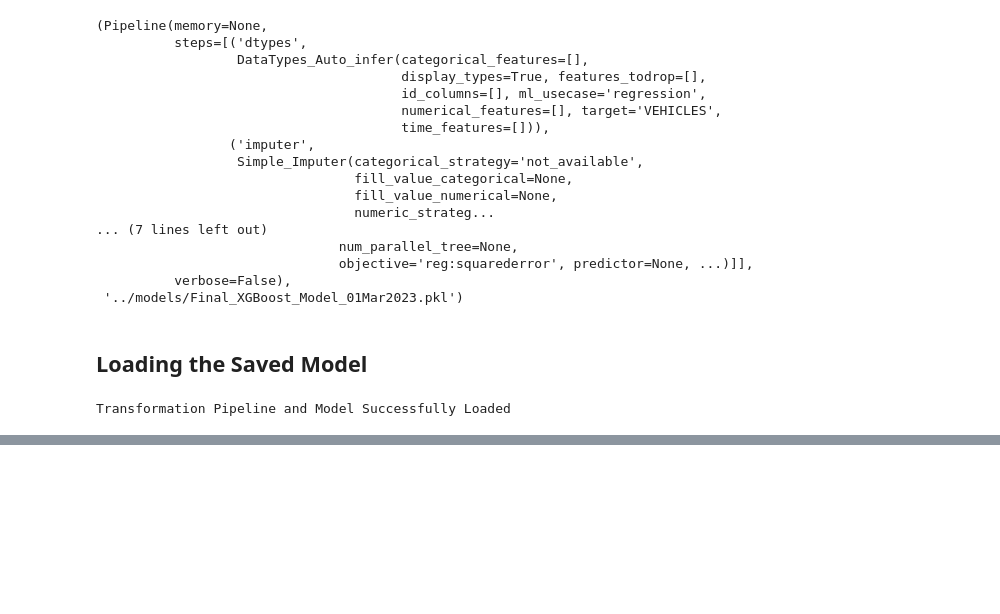
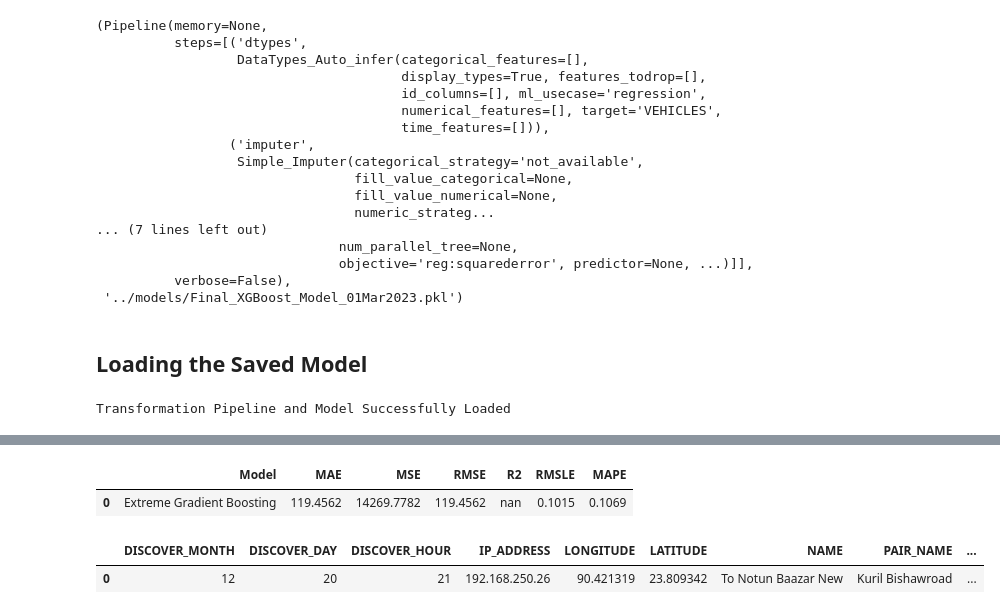
Before and after one commit to mail2mhossain/practical_data_science, a Jupyter notebook: EVI/PyCaret_AutoML_Experiment.ipynb, the cells around one changed output, grey strips where cells are left out. Drawn from its saved outputs; the diff is of its cells as text; code cells hidden in the pictures; blank space fills up the shorter version.

```diff
--- a/EVI/PyCaret_AutoML_Experiment.ipynb
+++ b/EVI/PyCaret_AutoML_Experiment.ipynb
@@ -262,5 +271,5 @@ new_prediction.head()
 # %%
-new_data = {'DISCOVER_DAY':20, 'DISCOVER_HOUR': 21, \
+new_data = {'DISCOVER_MONTH':12, 'DISCOVER_DAY':20, 'DISCOVER_HOUR': 21, \
             'IP_ADDRESS': '192.168.250.26',\
             'LONGITUDE':90.421319, 'LATITUDE':23.809342, \
             'NAME': 'To Notun Baazar New', 'PAIR_NAME': 'Kuril Bishawroad', \
@@ -269,5 +278,10 @@ new_data = {'DISCOVER_DAY':20, 'DISCOVER_HOUR': 21, \
 # Convert dictionary to DataFrame with a single row
 df = pd.DataFrame(new_data, index=[0])
 # %%
-new_prediction = predict_model(saved_final_lightgbm, data=df)
+new_prediction = predict_model(saved_final_xgboost, data=df)
 new_prediction.head()
+# %% [output]
+|  | Model | MAE | MSE | RMSE | R2 | RMSLE | MAPE |
+| 0 | Extreme Gradient Boosting | 119.4562 | 14269.7782 | 119.4562 | nan | 0.1015 | 0.1069 |
+|  | DISCOVER_MONTH | DISCOVER_DAY | DISCOVER_HOUR | IP_ADDRESS | LONGITUDE | LATITUDE | NAME | PAIR_NAME | ... |
+| 0 | 12 | 20 | 21 | 192.168.250.26 | 90.421319 | 23.809342 | To Notun Baazar New | Kuril Bishawroad | ... |
```
Also changed, not shown: parts of 34 cells of this notebook, 5 other files.
